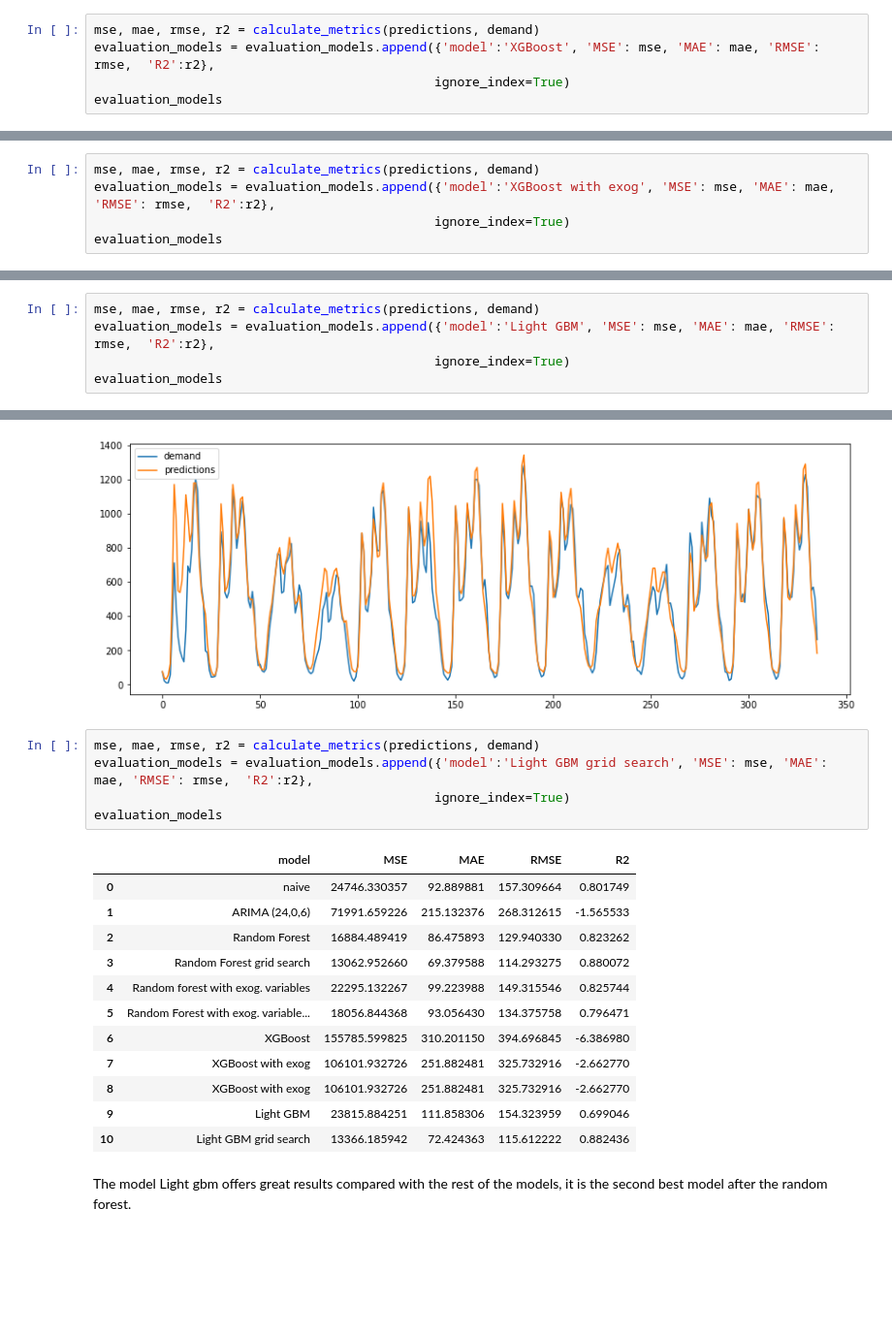
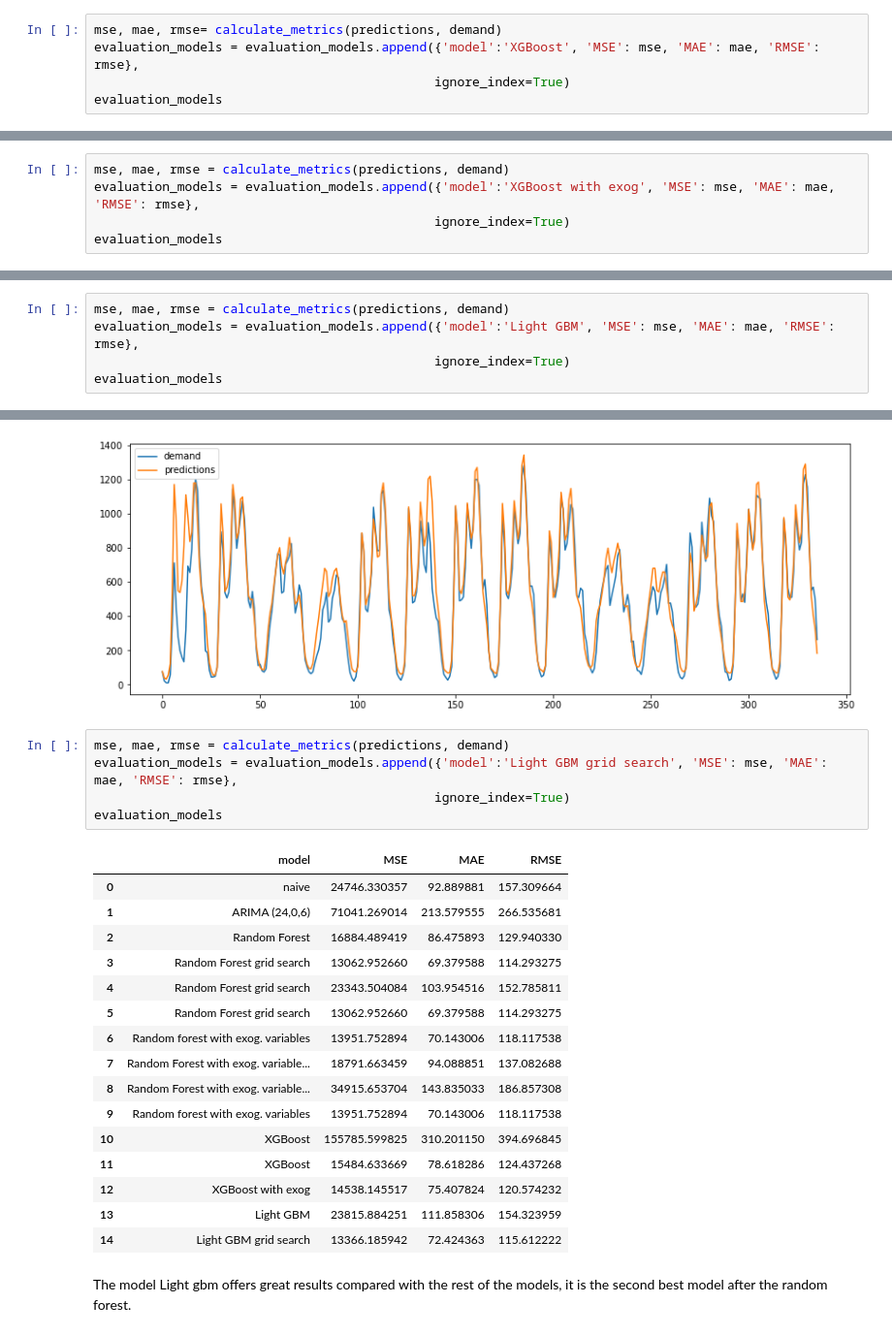
Before and after one commit to paulamartinm/bicimad_prevision_tfm, a Jupyter notebook: Notebooks/3. Models for global demand.ipynb, the cells around one changed output, grey strips where cells are left out. Shown at 97% size. Drawn from its saved outputs; the diff is of its cells as text; blank space fills up the shorter version.

```diff
--- a/Notebooks/3. Models for global demand.ipynb
+++ b/Notebooks/3. Models for global demand.ipynb
@@ -1032,6 +1047,6 @@ plt.show()
 # %%
-mse, mae, rmse, r2 = calculate_metrics(predictions, demand)
-evaluation_models = evaluation_models.append({'model':'XGBoost', 'MSE': mse, 'MAE': mae, 'RMSE': rmse,  'R2':r2},
+mse, mae, rmse= calculate_metrics(predictions, demand)
+evaluation_models = evaluation_models.append({'model':'XGBoost', 'MSE': mse, 'MAE': mae, 'RMSE': rmse},
                                              ignore_index=True)
 evaluation_models
 # %% [output]
@@ -1090,6 +1144,6 @@ plt.show()
 # %%
-mse, mae, rmse, r2 = calculate_metrics(predictions, demand)
-evaluation_models = evaluation_models.append({'model':'XGBoost with exog', 'MSE': mse, 'MAE': mae, 'RMSE': rmse,  'R2':r2},
+mse, mae, rmse = calculate_metrics(predictions, demand)
+evaluation_models = evaluation_models.append({'model':'XGBoost with exog', 'MSE': mse, 'MAE': mae, 'RMSE': rmse},
                                              ignore_index=True)
 evaluation_models
 # %% [output]
@@ -1146,8 +1289,8 @@ plt.show()
 # %% [output]
 [figure]
 # %%
-mse, mae, rmse, r2 = calculate_metrics(predictions, demand)
-evaluation_models = evaluation_models.append({'model':'Light GBM', 'MSE': mse, 'MAE': mae, 'RMSE': rmse,  'R2':r2},
+mse, mae, rmse = calculate_metrics(predictions, demand)
+evaluation_models = evaluation_models.append({'model':'Light GBM', 'MSE': mse, 'MAE': mae, 'RMSE': rmse},
                                              ignore_index=True)
 evaluation_models
 # %% [output]
@@ -1293,22 +1421,26 @@ plt.show()
 # %% [output]
 [figure]
 # %%
-mse, mae, rmse, r2 = calculate_metrics(predictions, demand)
-evaluation_models = evaluation_models.append({'model':'Light GBM grid search', 'MSE': mse, 'MAE': mae, 'RMSE': rmse,  'R2':r2},
+mse, mae, rmse = calculate_metrics(predictions, demand)
+evaluation_models = evaluation_models.append({'model':'Light GBM grid search', 'MSE': mse, 'MAE': mae, 'RMSE': rmse},
                                              ignore_index=True)
 evaluation_models
 # %% [output]
-|  | model | MSE | MAE | RMSE | R2 |
-| 0 | naive | 24746.330357 | 92.889881 | 157.309664 | 0.801749 |
-| 1 | ARIMA (24,0,6) | 71991.659226 | 215.132376 | 268.312615 | -1.565533 |
-| 2 | Random Forest | 16884.489419 | 86.475893 | 129.940330 | 0.823262 |
-| 3 | Random Forest grid search | 13062.952660 | 69.379588 | 114.293275 | 0.880072 |
-| 4 | Random forest with exog. variables | 22295.132267 | 99.223988 | 149.315546 | 0.825744 |
-| 5 | Random Forest with exog. variable... | 18056.844368 | 93.056430 | 134.375758 | 0.796471 |
-| 6 | XGBoost | 155785.599825 | 310.201150 | 394.696845 | -6.386980 |
-| 7 | XGBoost with exog | 106101.932726 | 251.882481 | 325.732916 | -2.662770 |
-| 8 | XGBoost with exog | 106101.932726 | 251.882481 | 325.732916 | -2.662770 |
-| 9 | Light GBM | 23815.884251 | 111.858306 | 154.323959 | 0.699046 |
-| 10 | Light GBM grid search | 13366.185942 | 72.424363 | 115.612222 | 0.882436 |
+|  | model | MSE | MAE | RMSE |
+| 0 | naive | 24746.330357 | 92.889881 | 157.309664 |
+| 1 | ARIMA (24,0,6) | 71041.269014 | 213.579555 | 266.535681 |
+| 2 | Random Forest | 16884.489419 | 86.475893 | 129.940330 |
+| 3 | Random Forest grid search | 13062.952660 | 69.379588 | 114.293275 |
+| 4 | Random Forest grid search | 23343.504084 | 103.954516 | 152.785811 |
+| 5 | Random Forest grid search | 13062.952660 | 69.379588 | 114.293275 |
+| 6 | Random forest with exog. variables | 13951.752894 | 70.143006 | 118.117538 |
+| 7 | Random Forest with exog. variable... | 18791.663459 | 94.088851 | 137.082688 |
+| 8 | Random Forest with exog. variable... | 34915.653704 | 143.835033 | 186.857308 |
+| 9 | Random forest with exog. variables | 13951.752894 | 70.143006 | 118.117538 |
+| 10 | XGBoost | 155785.599825 | 310.201150 | 394.696845 |
+| 11 | XGBoost | 15484.633669 | 78.618286 | 124.437268 |
+| 12 | XGBoost with exog | 14538.145517 | 75.407824 | 120.574232 |
+| 13 | Light GBM | 23815.884251 | 111.858306 | 154.323959 |
+| 14 | Light GBM grid search | 13366.185942 | 72.424363 | 115.612222 |
 # %% [markdown]
 The model Light gbm offers great results compared with the rest of the models, it is the second best model after the random forest.
```
Also changed, not shown: parts of 44 cells of this notebook.
